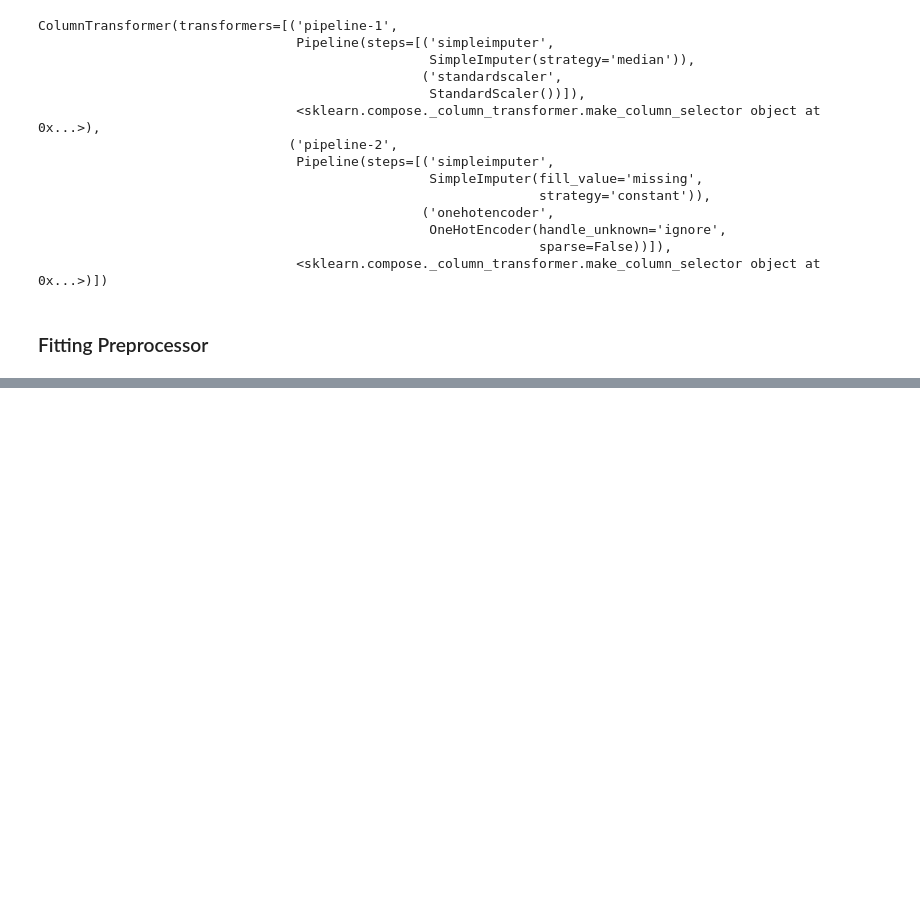
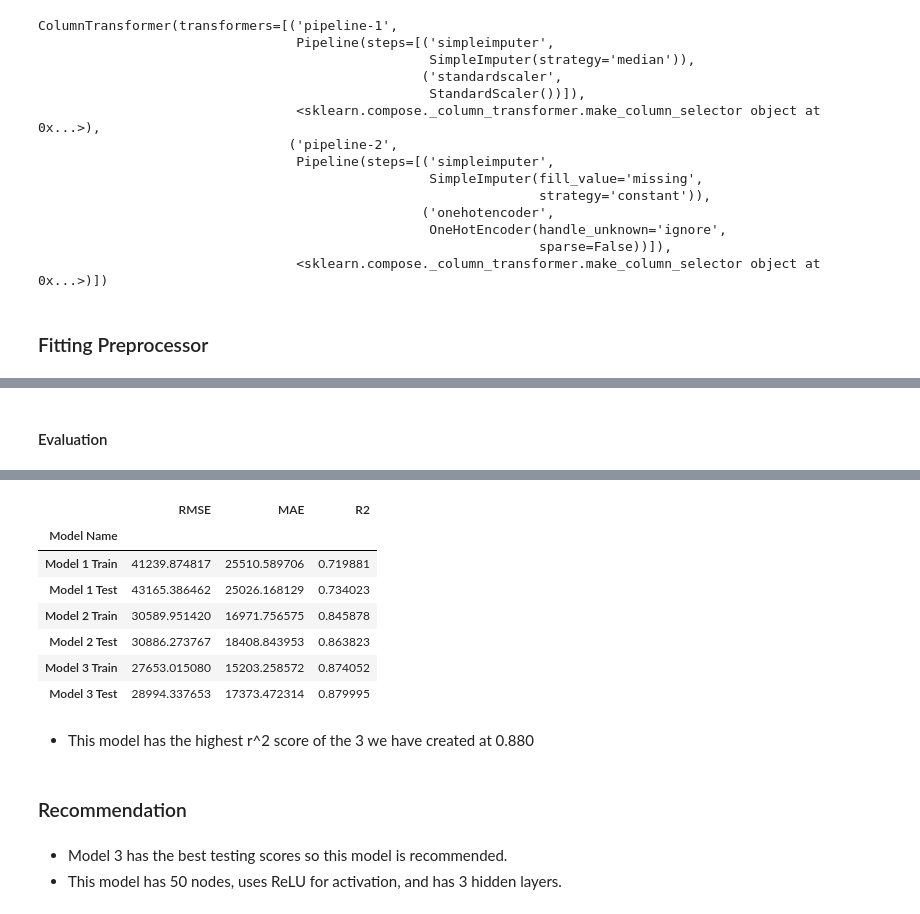
Before and after one commit to Zach-Hanson3/Neural-Network-Exercise, a Jupyter notebook: Neural Network Exercise (Core).ipynb, the cells around one changed output, grey strips where cells are left out. Saved outputs shown, nothing was run; the diff lists cells and outputs as text; code cells hidden in the pictures; blank space fills up the shorter version.

```diff
--- a/Neural Network Exercise (Core).ipynb
+++ b/Neural Network Exercise (Core).ipynb
@@ -299,0 +399,10 @@ X_test = preprocessor.transform(X_test)
+# %%
+#Evaluate Training set
+train_pred = model_2.predict(X_train)
+test_pred = model_2.predict(X_test)
+
+train_scores = eval_regression(y_train, train_pred, name='Model 2 Train')
+test_scores = eval_regression(y_test, test_pred, name='Model 2 Test')
+
+scores = pd.concat([scores, train_scores, test_scores])
+scores
@@ -299,0 +471,13 @@ X_test = preprocessor.transform(X_test)
+# %% [markdown]
+#### Evaluation
+# %%
+#Evaluate Training set
+train_pred = model_3.predict(X_train)
+test_pred = model_3.predict(X_test)
+
+train_scores = eval_regression(y_train, train_pred, name='Model 3 Train')
+test_scores = eval_regression(y_test, test_pred, name='Model 3 Test')
+
+scores = pd.concat([scores, train_scores, test_scores])
+scores
+# %% [output]
@@ -299,0 +486,15 @@ X_test = preprocessor.transform(X_test)
+|  | RMSE | MAE | R2 |
+| Model Name |  |  |  |
+| Model 1 Train | 41239.874817 | 25510.589706 | 0.719881 |
+| Model 1 Test | 43165.386462 | 25026.168129 | 0.734023 |
+| Model 2 Train | 30589.951420 | 16971.756575 | 0.845878 |
+| Model 2 Test | 30886.273767 | 18408.843953 | 0.863823 |
+| Model 3 Train | 27653.015080 | 15203.258572 | 0.874052 |
+| Model 3 Test | 28994.337653 | 17373.472314 | 0.879995 |
+# %% [markdown]
+- This model has the highest r^2 score of the 3 we have created at 0.880
+# %% [markdown]
+### Recommendation
+# %% [markdown]
+- Model 3 has the best testing scores so this model is recommended.
+- This model has 50 nodes, uses ReLU for activation, and has 3 hidden layers.
```
Also changed, not shown: parts of 28 cells of this notebook.
